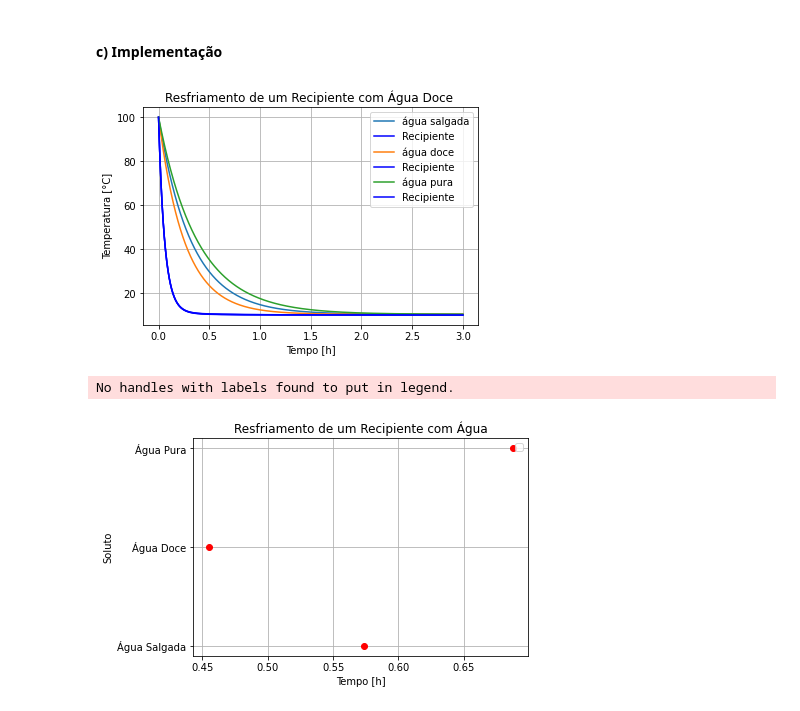
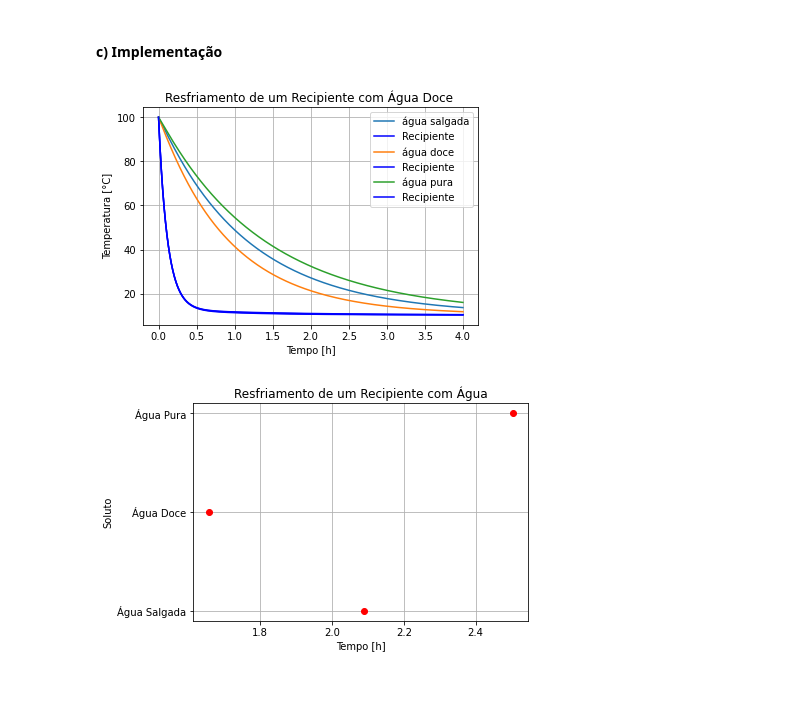
Before and after one commit to dourado-rafa/ModssimProjeto2, a Jupyter notebook: P2_2.ipynb, the cells around one changed output. Drawn from its saved outputs; the diff is of its cells as text; code cells hidden in the pictures.

```diff
--- a/P2_2.ipynb
+++ b/P2_2.ipynb
@@ -50,8 +50,8 @@ cl = 3500 # calor específico do líquido [J/(kg*K)] água salgada com 12% de sa
 cr = 1050 # calor específico do recipiente [J/(kg*K)]
 
 H = 0.097 # altura do recipiente [m]
-ri = 0.078 # raio interno do recipiente [m]
-re = 0.081 # raio externo do recipiente [m]
+ri = 0.078/2 # raio interno do recipiente [m]
+re = 0.081/2 # raio externo do recipiente [m]
 ri_e = (ri+re)/2 #0.0795 # raio intermediario do recipiente [m]
 
 Asup = pi*(ri**2) # área da superfície do líquido [m²]
@@ -128,28 +149,7 @@ def modelo2(x, t):
-# %%
-def modelo3(x, t):
-    Tl = x[0]
-    Tr = x[1]
-
-    Qsup = (Tl - Ta)*har*Asup
-    Qlr = (Tl - Tr)*((log(ri_e/ri))/(2*pi*H*kr))
-    Qrsup = (Tr - Ta)/((1/(har*Al)) + ((log(re/ri_e))/(2*pi*H*kr)))
-    Qisup = emissividade*sigma*Asup*(Tl**4)
-    Qirsup = emissividade*sigma*Al*(Tr**4)
-
-    cl = 4200
-
-    dUl_dt = - Qsup - Qlr # - Qisup
-    dTl_dt = dUl_dt/(cl*ml)
-
-
-    dUr_dt = Qlr - Qrsup # - Qirsup
-    dTr_dt = dUr_dt/(cr*mr)
-
-    return [dTl_dt, dTr_dt]
 # %% [markdown]
 #### c) Implementação
 # %%
-Tmax = 3*60*60 # segundos
+Tmax = 4*60*60 # segundos
 dt = 1
 tempo_s = np.arange(0, Tmax, dt)
 tempo_h = list([t/3600 for t in tempo_s])
@@ -159,50 +159,46 @@ X0 = [373.15, 373.15] # [Tl_0, Tr_0]
 Xy1 = odeint(modelo1, X0, tempo_s)
 
 Tl_y1 = list(Xy1[:,0] - 273.15)
-
 Tr_y1 = list(Xy1[:,1] - 273.15)
 
 Xy2= odeint(modelo2, X0, tempo_s)
 
-Tl_y2= list(Xy2[:,0]-273.15)
-
-Tr_y2= list(Xy2[:,1]-273.15)
+Tl_y2= list(Xy2[:,0] - 273.15)
+Tr_y2= list(Xy2[:,1] - 273.15)
 
 Xy3= odeint(modelo3, X0, tempo_s)
 
-Tl_y3= list(Xy3[:,0]-273.15)
+Tl_y3= list(Xy3[:,0] - 273.15)
+Tr_y3= list(Xy3[:,1] - 273.15)
 
-Tr_y3= list(Xy3[:,1]-273.15)
-
-# plt.plot(t_lista_exp, To_lista_exp, label="Experimento")
 plt.plot(tempo_h, Tl_y1, label="água salgada")
 plt.plot(tempo_h, Tr_y1, color="blue", label="Recipiente")
 # plt.title("Resfriamento de um Recipiente com Água Salgada")
 # plt.xlabel("Tempo [h]")
 # plt.ylabel("Temperatura [°C]")
 # plt.legend()
 # plt.grid()
 # plt.show()
 
 plt.plot(tempo_h, Tl_y2, label="água doce")
 plt.plot(tempo_h, Tr_y2, color= "blue", label= "Recipiente")
 # plt.title("Resfriamento de um Recipiente com Água Doce ")
 # plt.xlabel("Tempo [h]")
 # plt.ylabel("Temperatura [°C]")
 # plt.legend()
 # plt.grid()
 # plt.show()
 
 plt.plot(tempo_h, Tl_y3, label="água pura")
 plt.plot(tempo_h, Tr_y3, color= "blue", label= "Recipiente")
 plt.title("Resfriamento de um Recipiente com Água Doce ")
 plt.xlabel("Tempo [h]")
 plt.ylabel("Temperatura [°C]")
 plt.legend()
 plt.grid()
 plt.show()
 # %% [output]
-[figure, old version]
+[figure, new version]
 # %%
 def tempo_para_25 (tempo_h, Tl_y1, Tl_y2, Tl_y3):
     lista_temp_25= []
@@ -237,9 +233,7 @@ plt.plot(lista_tempo_25, lista_nome_aguas, "ro")
 plt.title("Resfriamento de um Recipiente com Água")
 plt.xlabel("Tempo [h]")
 plt.ylabel("Soluto")
-plt.legend()
 plt.grid()
 plt.show()
 # %% [output]
-No handles with labels found to put in legend.
-[figure, old version]
+[figure, new version]
```
Also changed, not shown: parts of 4 cells of this notebook, 1 other file.
